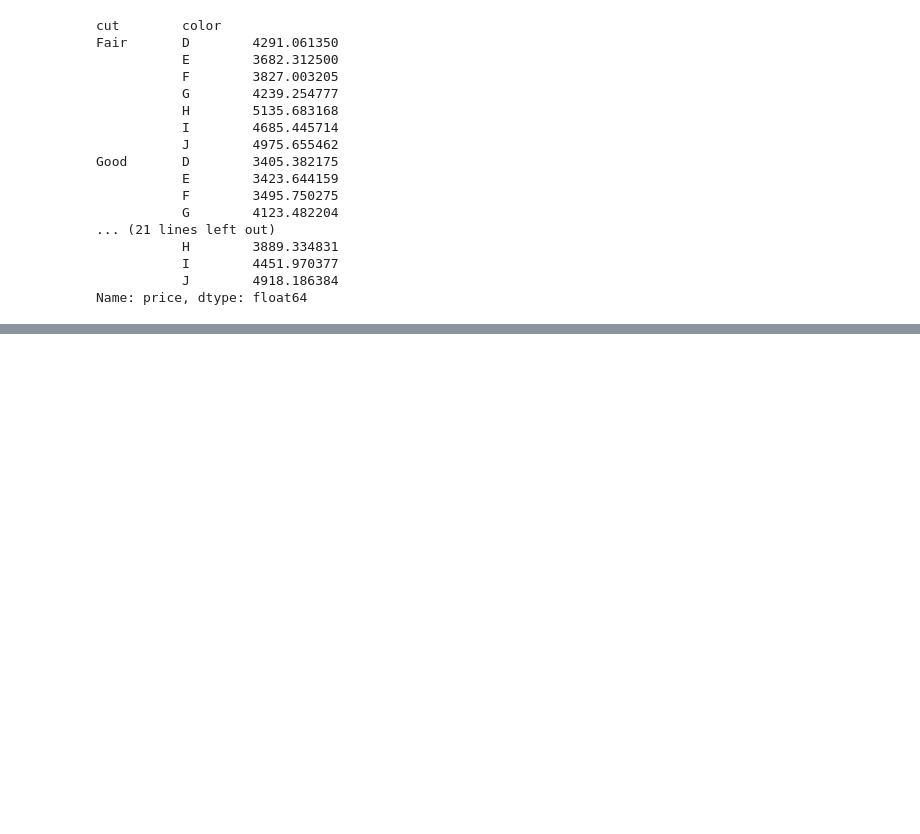
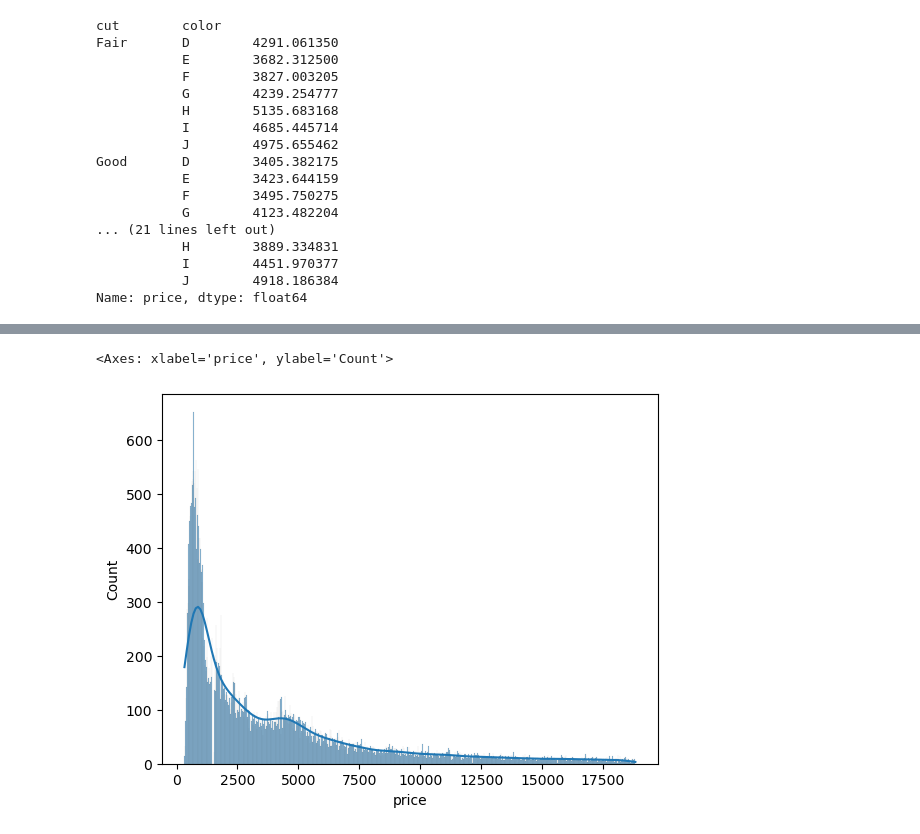
Before and after one commit to mtamerb/data-visualization, a Jupyter notebook: data-visualization.ipynb, the cells around one changed output, grey strips where cells are left out. Saved outputs shown, nothing was run; the diff lists cells and outputs as text; code cells hidden in the pictures; blank space fills up the shorter version.

```diff
--- a/data-visualization.ipynb
+++ b/data-visualization.ipynb
@@ -481,0 +500,5 @@ Name: price, dtype: float64
+# %%
+sns.histplot(df.price, bins = 1000, kde = True)
+# %% [output]
+<Axes: xlabel='price', ylabel='Count'>
+[figure, added]
```
Also changed, not shown: parts of 11 cells of this notebook.
